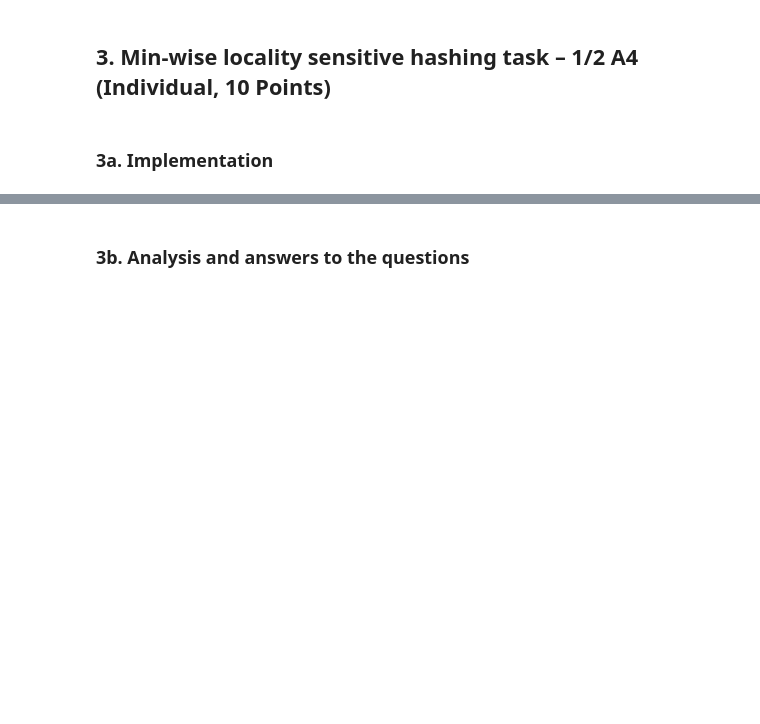
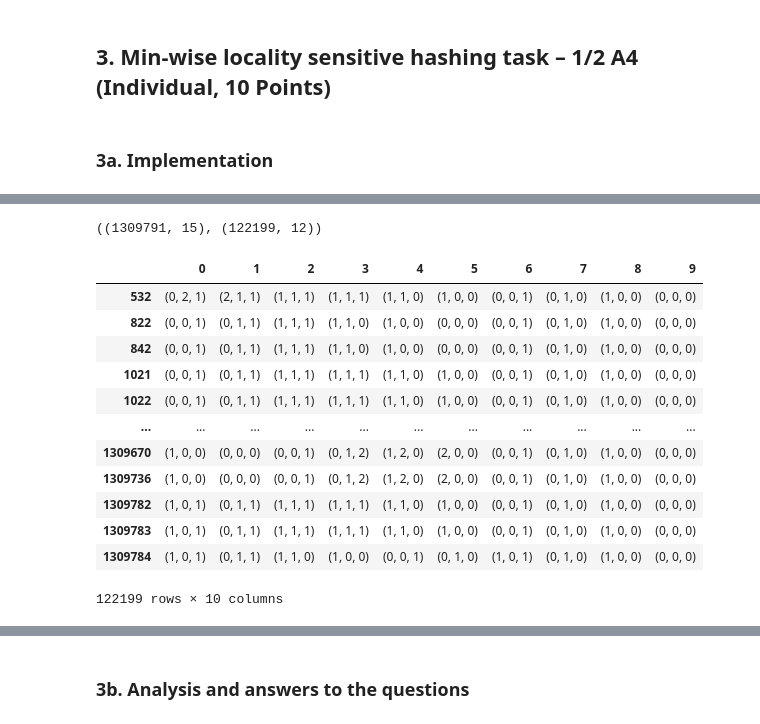
Before and after one commit to amar-mesic/cyber-data, a Jupyter notebook: lab-3/Lab3.ipynb, the cells around one changed output, grey strips where cells are left out. Saved outputs shown, nothing was run; the diff lists cells and outputs as text; code cells hidden in the pictures; blank space fills up the shorter version.

```diff
--- a/lab-3/Lab3.ipynb
+++ b/lab-3/Lab3.ipynb
@@ -565,0 +577,15 @@ Finally, regarding performance, we can look also at our heatmap, focusing on wid
+# %%
+# cols = ['Dur', 'Proto', 'Sport', 'Dir', 'Dport', 'State', 'sTos', 'dTos', 'TotPkts']
+cols = ['StartTime', 'Dur', 'Proto', 'Sport', 'Dir',
+       'Dport', 'State', 'sTos', 'dTos', 'TotPkts', 'TotBytes', 'SrcBytes']
+
+# # Use this code to find the elbow for each column
+# for col in cols:
+#     print(col)
+#     model = KMeans()
+#     elbow_visualizer = KElbowVisualizer(model,timings=False,k=(1,10))
+#     # Fit the data to the visualizer
+#     elbow_visualizer.fit(preprocessed_data[[col]])
+#     # Finalize and render the figure
+#     elbow_visualizer.set_title(col)
+#     elbow_visualizer.show()
@@ -565,0 +604,25 @@ Finally, regarding performance, we can look also at our heatmap, focusing on wid
+# %%
+data.shape, gram_df.shape
+# %% [output]
+((1309791, 15), (122199, 12))
+# %%
+# Generate all possible 3-grams
+def gen_ngram(row):
+    return list(ngrams(row, 3))
+
+all_ngrams = gram_df.apply(gen_ngram, axis=1, result_type='expand')
+all_ngrams
+# %% [output]
+|  | 0 | 1 | 2 | 3 | 4 | 5 | 6 | 7 | 8 | 9 |
+| 532 | (0, 2, 1) | (2, 1, 1) | (1, 1, 1) | (1, 1, 1) | (1, 1, 0) | (1, 0, 0) | (0, 0, 1) | (0, 1, 0) | (1, 0, 0) | (0, 0, 0) |
+| 822 | (0, 0, 1) | (0, 1, 1) | (1, 1, 1) | (1, 1, 0) | (1, 0, 0) | (0, 0, 0) | (0, 0, 1) | (0, 1, 0) | (1, 0, 0) | (0, 0, 0) |
+| 842 | (0, 0, 1) | (0, 1, 1) | (1, 1, 1) | (1, 1, 0) | (1, 0, 0) | (0, 0, 0) | (0, 0, 1) | (0, 1, 0) | (1, 0, 0) | (0, 0, 0) |
+| 1021 | (0, 0, 1) | (0, 1, 1) | (1, 1, 1) | (1, 1, 1) | (1, 1, 0) | (1, 0, 0) | (0, 0, 1) | (0, 1, 0) | (1, 0, 0) | (0, 0, 0) |
+| 1022 | (0, 0, 1) | (0, 1, 1) | (1, 1, 1) | (1, 1, 1) | (1, 1, 0) | (1, 0, 0) | (0, 0, 1) | (0, 1, 0) | (1, 0, 0) | (0, 0, 0) |
+| ... | ... | ... | ... | ... | ... | ... | ... | ... | ... | ... |
+| 1309670 | (1, 0, 0) | (0, 0, 0) | (0, 0, 1) | (0, 1, 2) | (1, 2, 0) | (2, 0, 0) | (0, 0, 1) | (0, 1, 0) | (1, 0, 0) | (0, 0, 0) |
+| 1309736 | (1, 0, 0) | (0, 0, 0) | (0, 0, 1) | (0, 1, 2) | (1, 2, 0) | (2, 0, 0) | (0, 0, 1) | (0, 1, 0) | (1, 0, 0) | (0, 0, 0) |
+| 1309782 | (1, 0, 1) | (0, 1, 1) | (1, 1, 1) | (1, 1, 1) | (1, 1, 0) | (1, 0, 0) | (0, 0, 1) | (0, 1, 0) | (1, 0, 0) | (0, 0, 0) |
+| 1309783 | (1, 0, 1) | (0, 1, 1) | (1, 1, 1) | (1, 1, 1) | (1, 1, 0) | (1, 0, 0) | (0, 0, 1) | (0, 1, 0) | (1, 0, 0) | (0, 0, 0) |
+| 1309784 | (1, 0, 1) | (0, 1, 1) | (1, 1, 0) | (1, 0, 0) | (0, 0, 1) | (0, 1, 0) | (1, 0, 1) | (0, 1, 0) | (1, 0, 0) | (0, 0, 0) |
+122199 rows × 10 columns
```
Also changed, not shown: parts of 31 cells of this notebook, 1 other file.
